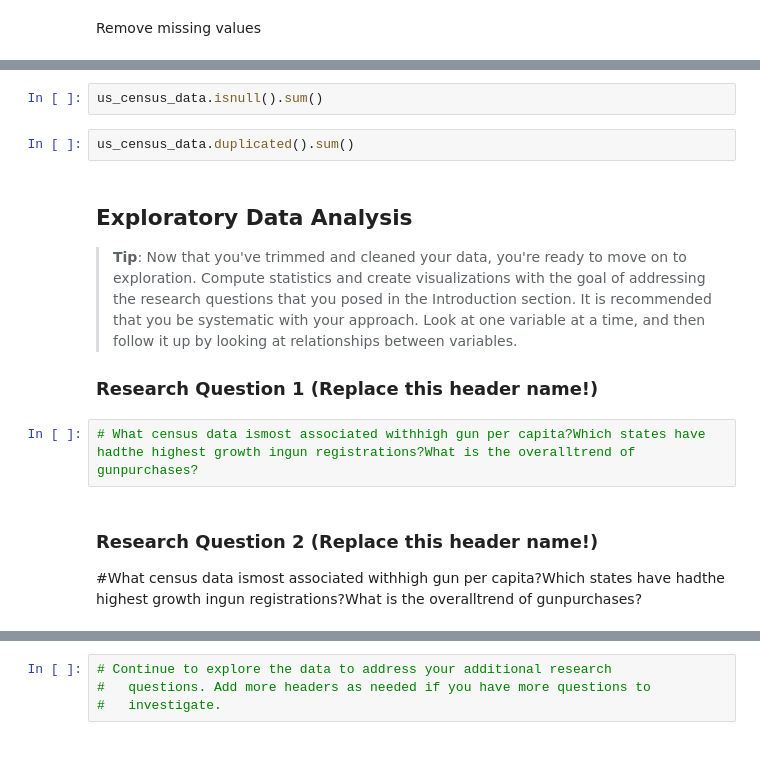
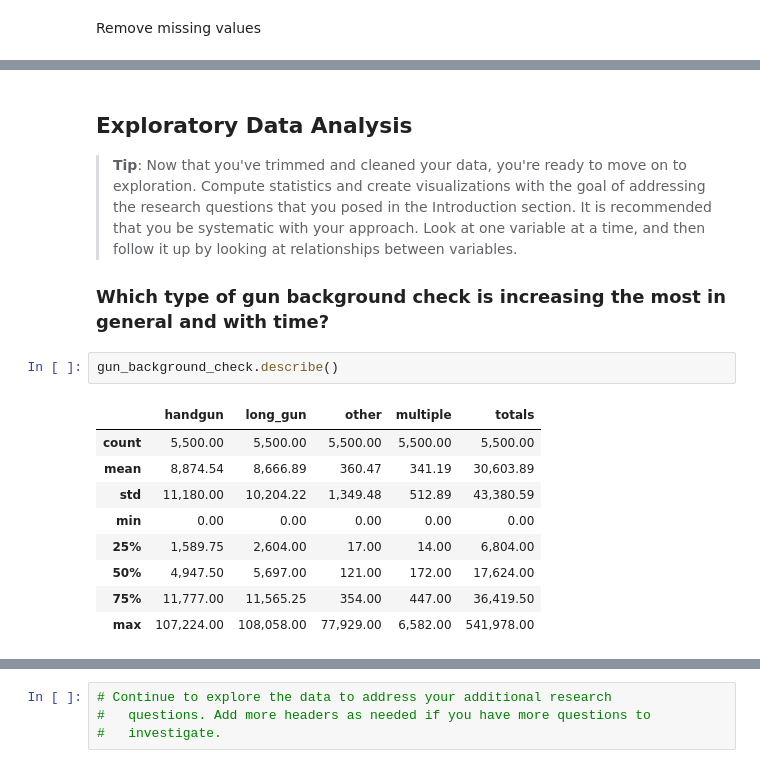
Before and after one commit to freedom-780/FBI-Firearm-Background-Check, a Jupyter notebook: Firearm_Background_Check.ipynb, the cells around one changed output, grey strips where cells are left out. Cells and saved outputs as stored; diff of their text form.

```diff
--- a/Firearm_Background_Check.ipynb
+++ b/Firearm_Background_Check.ipynb
@@ -350,16 +411,19 @@ permit_data.duplicated().sum()
-# %%
-us_census_data.isnull().sum()
-# %%
-us_census_data.duplicated().sum()
 # %% [markdown]
 <a id='eda'></a>
 ## Exploratory Data Analysis
 
 > **Tip**: Now that you've trimmed and cleaned your data, you're ready to move on to exploration. Compute statistics and create visualizations with the goal of addressing the research questions that you posed in the Introduction section. It is recommended that you be systematic with your approach. Look at one variable at a time, and then follow it up by looking at relationships between variables.
 
-### Research Question 1 (Replace this header name!)
+### Which type of gun background check is increasing the most in general and with time?
-# %%
-# What census data ismost associated withhigh gun per capita?Which states have hadthe highest growth ingun registrations?What is the overalltrend of gunpurchases?
-# %% [markdown]
-### Research Question 2  (Replace this header name!)
-#What census data ismost associated withhigh gun per capita?Which states have hadthe highest growth ingun registrations?What is the overalltrend of gunpurchases?
+# %%
+gun_background_check.describe()
+# %% [output]
+|  | handgun | long_gun | other | multiple | totals |
+| count | 5,500.00 | 5,500.00 | 5,500.00 | 5,500.00 | 5,500.00 |
+| mean | 8,874.54 | 8,666.89 | 360.47 | 341.19 | 30,603.89 |
+| std | 11,180.00 | 10,204.22 | 1,349.48 | 512.89 | 43,380.59 |
+| min | 0.00 | 0.00 | 0.00 | 0.00 | 0.00 |
+| 25% | 1,589.75 | 2,604.00 | 17.00 | 14.00 | 6,804.00 |
+| 50% | 4,947.50 | 5,697.00 | 121.00 | 172.00 | 17,624.00 |
+| 75% | 11,777.00 | 11,565.25 | 354.00 | 447.00 | 36,419.50 |
+| max | 107,224.00 | 108,058.00 | 77,929.00 | 6,582.00 | 541,978.00 |
```
Also changed, not shown: parts of 42 cells of this notebook.
